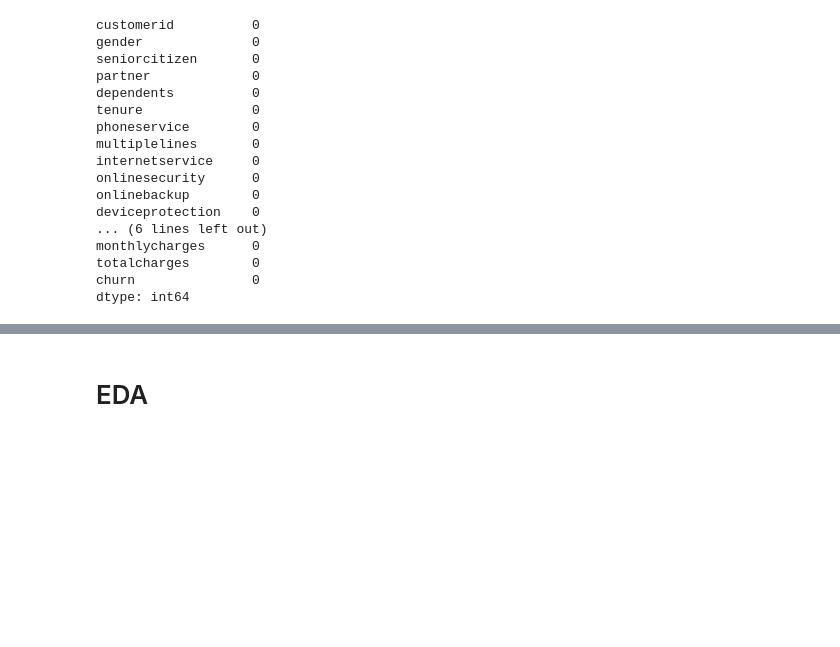
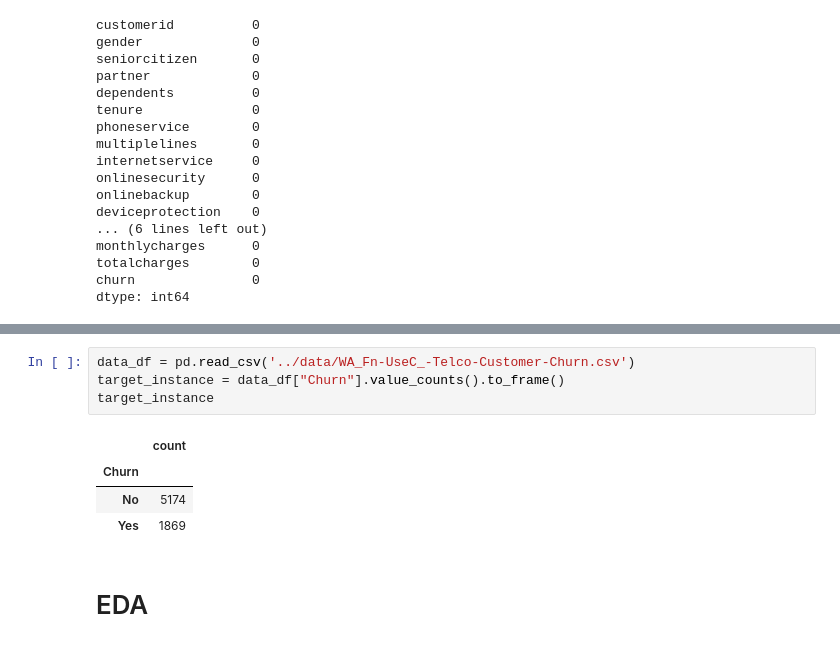
Before and after one commit to Tauhait/telco-customer-churn, a Jupyter notebook: code/churn-prediction.ipynb, the cells around one changed output, grey strips where cells are left out. Drawn from its saved outputs; the diff is of its cells as text; blank space fills up the shorter version.

```diff
--- a/code/churn-prediction.ipynb
+++ b/code/churn-prediction.ipynb
@@ -281,3 +280,12 @@ Name: churn, dtype: int64
+# %%
+data_df = pd.read_csv('../data/WA_Fn-UseC_-Telco-Customer-Churn.csv')
+target_instance = data_df["Churn"].value_counts().to_frame()
+target_instance
+# %% [output]
+|  | count |
+| Churn |  |
+| No | 5174 |
+| Yes | 1869 |
 # %% [markdown]
 # EDA
 # %%
```
Also changed, not shown: parts of 18 cells of this notebook, 14 other files.
